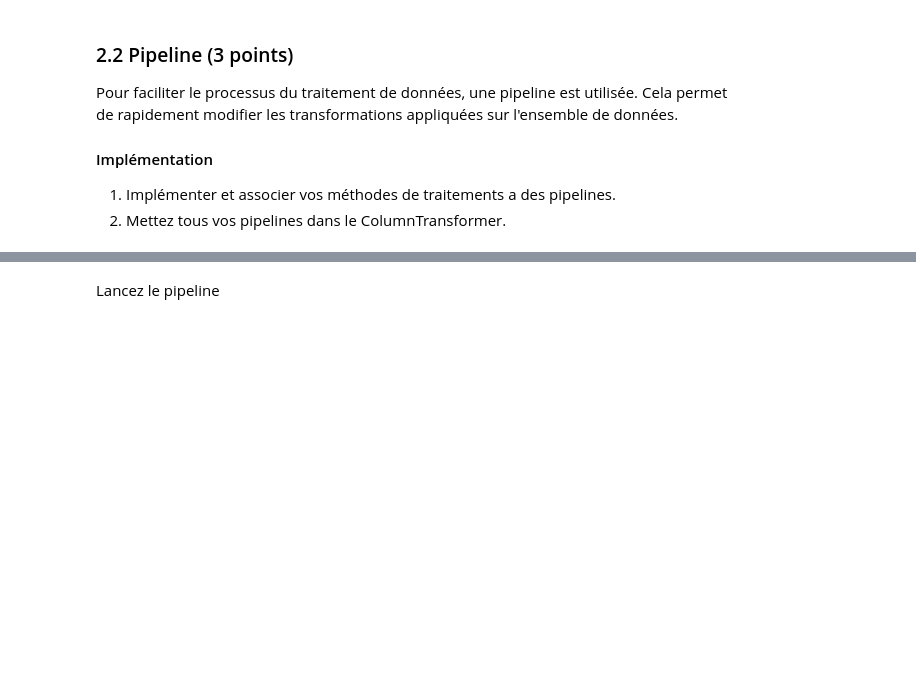
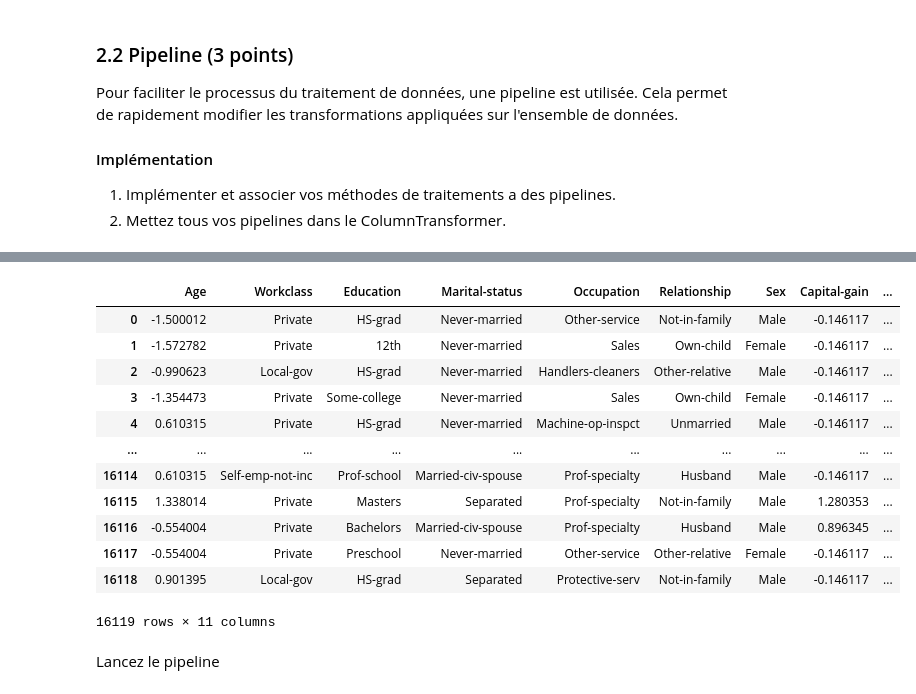
Before and after one commit to treque/aimethods, a Jupyter notebook: TP3_INF8215.ipynb, the cells around one changed output, grey strips where cells are left out. Saved outputs shown, nothing was run; the diff lists cells and outputs as text; code cells hidden in the pictures; blank space fills up the shorter version.

```diff
--- a/TP3_INF8215.ipynb
+++ b/TP3_INF8215.ipynb
@@ -665,0 +732,32 @@ class LabelEncoderP(LabelEncoder):
+# %%
+categories = ['Workclass', 'Education', 'Marital-status', 'Occupation', 'Relationship', 'Sex', 'Native country']
+
+for cat in categories:
+    X_train[cat] = X_train[cat].str.strip()
+    X_test[cat] = X_test[cat].str.strip()
+
+X_train['Workclass'] = workclass_imputer.fit_transform(X_train['Workclass'].values.reshape(-1, 1))
+X_test['Workclass'] = workclass_imputer.transform(X_test['Workclass'].values.reshape(-1,1))
+
+X_train['Education'] = education_imputer.fit_transform(X_train['Education'].values.reshape(-1, 1))
+X_test['Education'] = education_imputer.transform(X_test['Education'].values.reshape(-1,1))
+
+X_train['Marital-status'] = marital_imputer.fit_transform(X_train['Marital-status'].values.reshape(-1, 1))
+X_test['Marital-status'] = marital_imputer.transform(X_test['Marital-status'].values.reshape(-1,1))
+
+X_train['Occupation'] = occupation_imputer.fit_transform(X_train['Occupation'].values.reshape(-1, 1))
+X_test['Occupation'] = occupation_imputer.transform(X_test['Occupation'].values.reshape(-1,1))
+
+X_train['Relationship'] = relationship_imputer.fit_transform(X_train['Relationship'].values.reshape(-1, 1))
+X_test['Relationship'] = relationship_imputer.transform(X_test['Relationship'].values.reshape(-1,1))
+
+X_train['Sex'] = sex_imputer.fit_transform(X_train['Sex'].values.reshape(-1, 1))
+X_test['Sex'] = sex_imputer.transform(X_test['Sex'].values.reshape(-1,1))
+
+X_train['Native country'] = country_imputer.fit_transform(X_train['Native country'].values.reshape(-1, 1))
+X_test['Native country'] = country_imputer.transform(X_test['Native country'].values.reshape(-1,1))
+# %%
+label = LabelEncoder()
+X_train['Sex'] = label.fit_transform(X_train['Sex'].values)
+X_test['Sex'] = label.transform(X_test['Sex'].values)
+X_train.head(10)
@@ -666,3 +776,20 @@ class LabelEncoderP(LabelEncoder):
+# %%
+X_train.drop(columns=['Final weight','index'])
+X_test.drop(columns=['Final weight','index'])
+# %% [output]
+|  | Age | Workclass | Education | Marital-status | Occupation | Relationship | Sex | Capital-gain | ... |
+| 0 | -1.500012 | Private | HS-grad | Never-married | Other-service | Not-in-family | Male | -0.146117 | ... |
+| 1 | -1.572782 | Private | 12th | Never-married | Sales | Own-child | Female | -0.146117 | ... |
+| 2 | -0.990623 | Local-gov | HS-grad | Never-married | Handlers-cleaners | Other-relative | Male | -0.146117 | ... |
+| 3 | -1.354473 | Private | Some-college | Never-married | Sales | Own-child | Female | -0.146117 | ... |
+| 4 | 0.610315 | Private | HS-grad | Never-married | Machine-op-inspct | Unmarried | Male | -0.146117 | ... |
+| ... | ... | ... | ... | ... | ... | ... | ... | ... | ... |
+| 16114 | 0.610315 | Self-emp-not-inc | Prof-school | Married-civ-spouse | Prof-specialty | Husband | Male | -0.146117 | ... |
+| 16115 | 1.338014 | Private | Masters | Separated | Prof-specialty | Not-in-family | Male | 1.280353 | ... |
+| 16116 | -0.554004 | Private | Bachelors | Married-civ-spouse | Prof-specialty | Husband | Male | 0.896345 | ... |
+| 16117 | -0.554004 | Private | Preschool | Never-married | Other-service | Other-relative | Female | -0.146117 | ... |
+| 16118 | 0.901395 | Local-gov | HS-grad | Separated | Protective-serv | Not-in-family | Male | -0.146117 | ... |
+16119 rows × 11 columns
 # %%
 from sklearn.pipeline import Pipeline, FeatureUnion
 from sklearn.compose import ColumnTransformer
```
Also changed, not shown: parts of 10 cells of this notebook.
